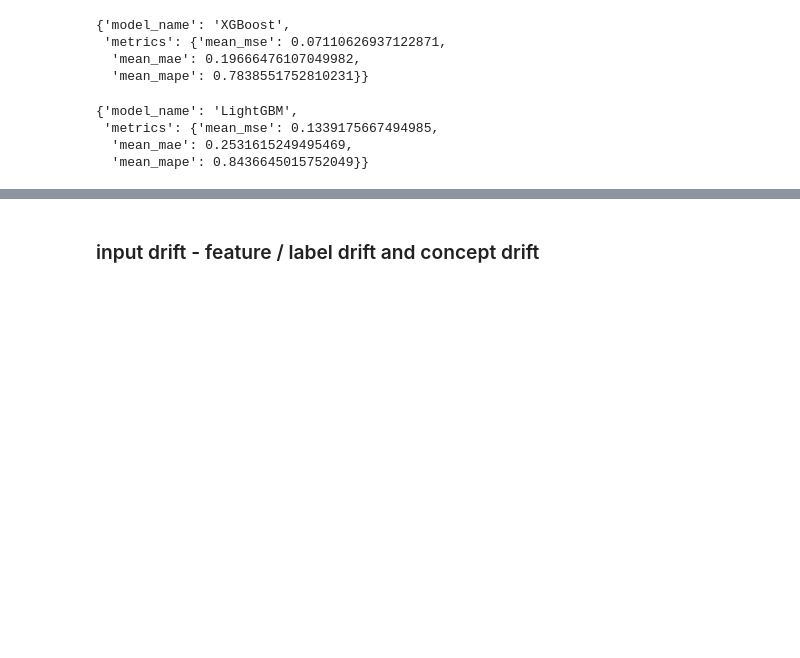
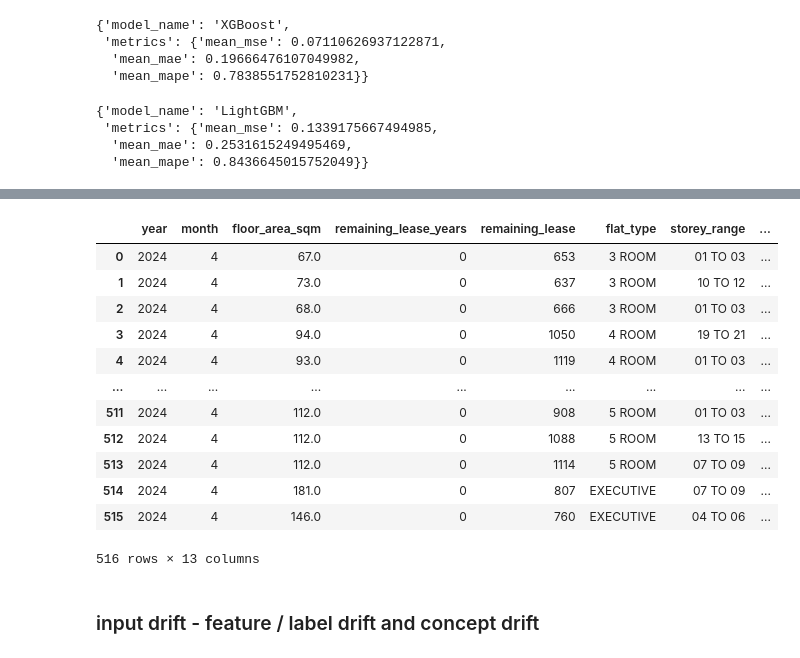
Before and after one commit to ivankqw/housing-mlops, a Jupyter notebook: source/mlops/monitoring_feedback.ipynb, the cells around one changed output, grey strips where cells are left out. Saved outputs shown, nothing was run; the diff lists cells and outputs as text; code cells hidden in the pictures; blank space fills up the shorter version.

```diff
--- a/source/mlops/monitoring_feedback.ipynb
+++ b/source/mlops/monitoring_feedback.ipynb
@@ -274,3 +255,20 @@ MAE of new test data is 0.10894163777229267 lower than training data
+# %%
+df_gt = df_gt.rename(columns={"remaining_lease_months": "remaining_lease"})
+df_gt
+# %% [output]
+|  | year | month | floor_area_sqm | remaining_lease_years | remaining_lease | flat_type | storey_range | ... |
+| 0 | 2024 | 4 | 67.0 | 0 | 653 | 3 ROOM | 01 TO 03 | ... |
+| 1 | 2024 | 4 | 73.0 | 0 | 637 | 3 ROOM | 10 TO 12 | ... |
+| 2 | 2024 | 4 | 68.0 | 0 | 666 | 3 ROOM | 01 TO 03 | ... |
+| 3 | 2024 | 4 | 94.0 | 0 | 1050 | 4 ROOM | 19 TO 21 | ... |
+| 4 | 2024 | 4 | 93.0 | 0 | 1119 | 4 ROOM | 01 TO 03 | ... |
+| ... | ... | ... | ... | ... | ... | ... | ... | ... |
+| 511 | 2024 | 4 | 112.0 | 0 | 908 | 5 ROOM | 01 TO 03 | ... |
+| 512 | 2024 | 4 | 112.0 | 0 | 1088 | 5 ROOM | 13 TO 15 | ... |
+| 513 | 2024 | 4 | 112.0 | 0 | 1114 | 5 ROOM | 07 TO 09 | ... |
+| 514 | 2024 | 4 | 181.0 | 0 | 807 | EXECUTIVE | 07 TO 09 | ... |
+| 515 | 2024 | 4 | 146.0 | 0 | 760 | EXECUTIVE | 04 TO 06 | ... |
+516 rows × 13 columns
 # %% [markdown]
 ### input drift - feature / label drift and concept drift
 # %% [markdown]
```
Also changed, not shown: parts of 20 cells of this notebook, 4 other files.
